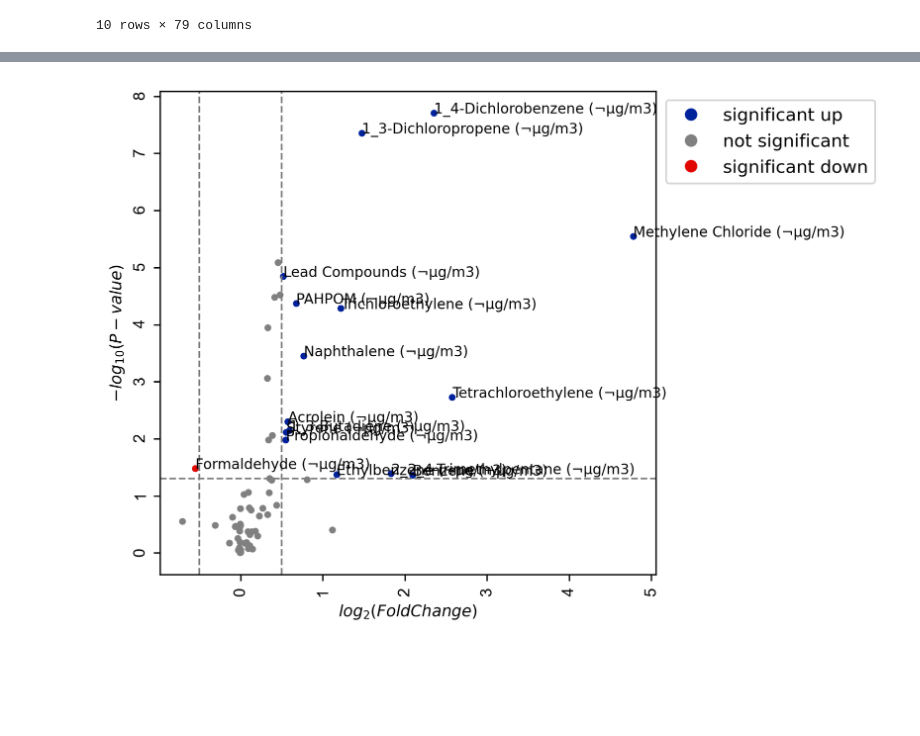
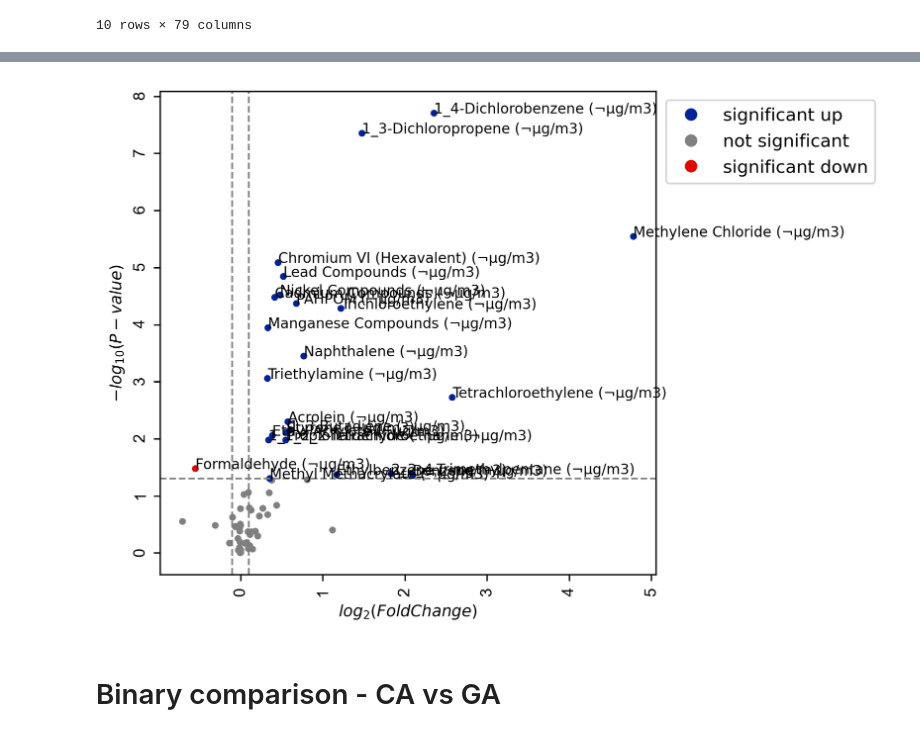
Before and after one commit to ProfOak7/Tutorials, a Jupyter notebook: EPA_Public_Data1.ipynb, the cells around one changed output, grey strips where cells are left out. Drawn from its saved outputs; the diff is of its cells as text; code cells hidden in the pictures; blank space fills up the shorter version.

```diff
--- a/EPA_Public_Data1.ipynb
+++ b/EPA_Public_Data1.ipynb
@@ -748,7 +684,9 @@ CATXd
 # %%
 #Visualize binary comparison
-visuz.gene_exp.volcano(df=CATXd, show = True, lfc='Log2(Fold Change)', pv='ttest_pvalue', geneid="index", lfc_thr=(.5, .5), pv_thr=(0.05, 0.05), genenames = 'deg',
+visuz.gene_exp.volcano(df=CATXd, show = True, lfc='Log2(Fold Change)', pv='ttest_pvalue', geneid="index", lfc_thr=(.1, .1), pv_thr=(0.05, 0.05), genenames = 'deg',
     color=("#00239CFF", "grey", "#E10600FF"), plotlegend=True, gstyle=1, sign_line=True, legendpos='upper right',
     legendanchor=(1.46,1), r=1200)
 # %% [output]
-[figure, old version]
+[figure, new version]
+# %% [markdown]
+# Binary comparison - CA vs GA
```
Also changed, not shown: parts of 15 cells of this notebook.
